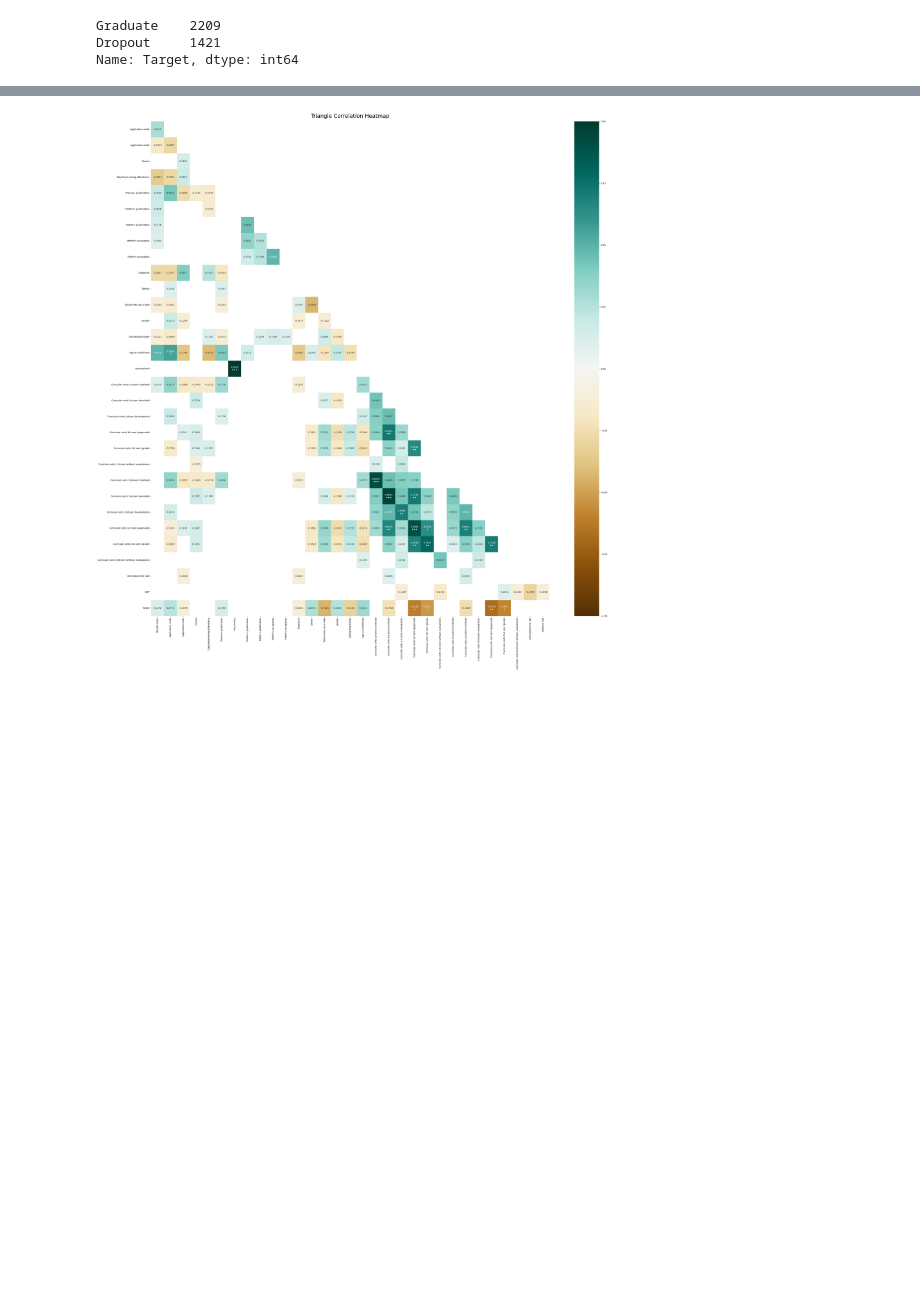
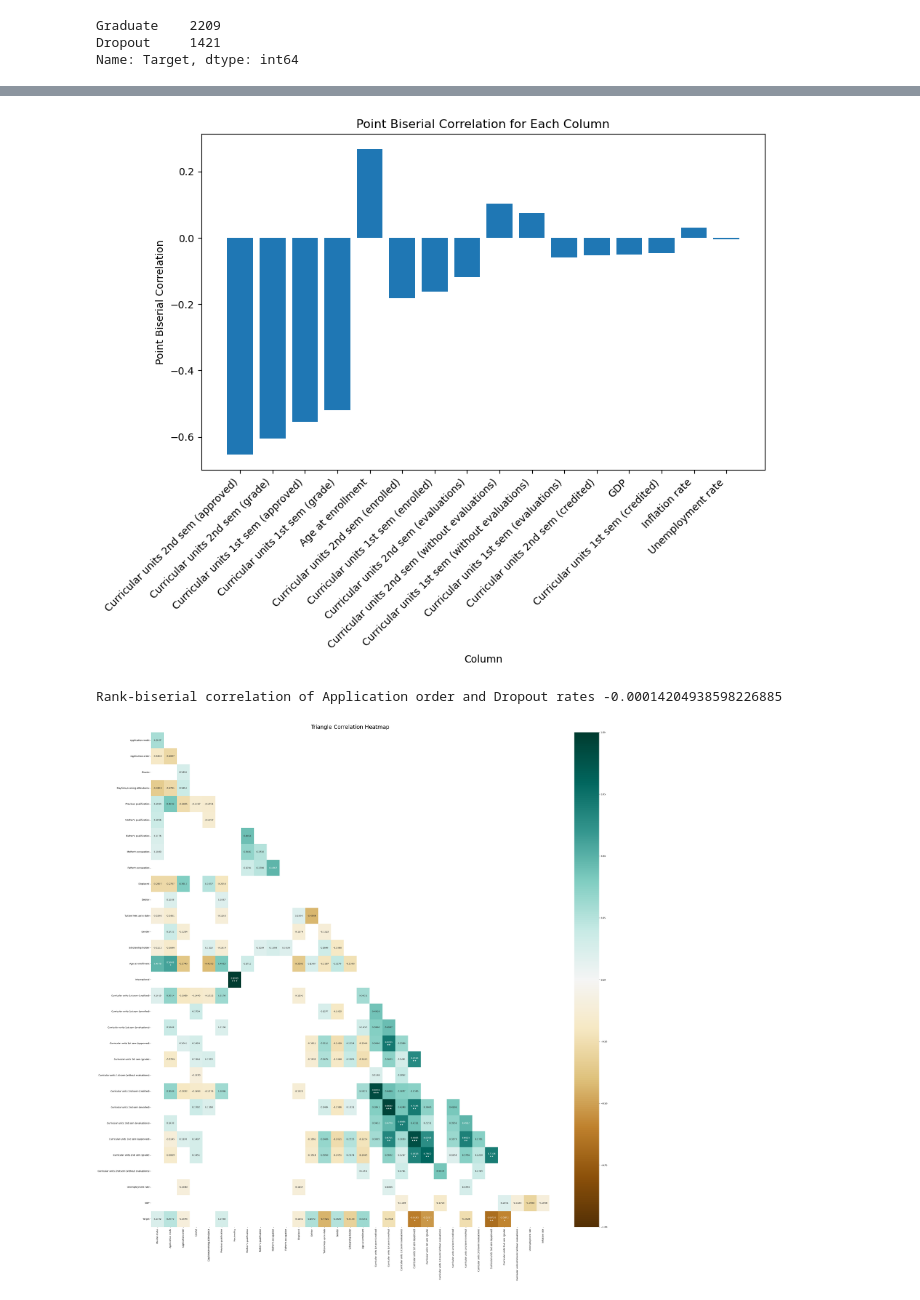
Before and after one commit to Kevin-Kwasnik/student-dropout-prediction, a Jupyter notebook: 2.Analysis/EDA.ipynb, the cells around one changed output, grey strips where cells are left out. Cells and saved outputs as stored; diff of their text form; code cells hidden in the pictures; blank space fills up the shorter version.

```diff
--- a/2.Analysis/EDA.ipynb
+++ b/2.Analysis/EDA.ipynb
@@ -140,3 +255,42 @@ student_data_filt['Target'].replace({'Dropout': 1, 'Graduate': 0}, inplace=True)
+# %%
+###### 4a. Point Biserial Correlation ######
+
+# Create an empty DataFrame to store the results
+
+# Create an empty list to store the results
+results = []
+
+# Iterate through the columns and calculate point biserial correlation
+for col in data_type_mapping[(data_type_mapping['Data Type'] == 'Numerical-discrete') | (data_type_mapping['Data Type'] == 'Continuous')]['Column']:
+    point_biserial, p_value = pointbiserialr(student_data_filt['Target'], student_data_filt[col])
+    results.append({'Column': col, 'Point Biserial': point_biserial, 'P-Value': p_value})
+
+# Create a DataFrame from the results list
+results_df = pd.DataFrame(results)
+
+# Sort the DataFrame by the absolute value of the point biserial correlation
+results_df['Abs Point Biserial'] = results_df['Point Biserial'].abs()
+results_df = results_df.sort_values(by='Abs Point Biserial', ascending=False)
+
+# Plot the bar plot
+plt.figure(figsize=(10, 6))
+plt.bar(results_df['Column'], results_df['Point Biserial'])
+plt.xlabel('Column')
+plt.ylabel('Point Biserial Correlation')
+plt.title('Point Biserial Correlation for Each Column')
+plt.xticks(rotation=45, ha='right')  # Rotate x-axis labels for better visibility
+plt.show()
+# %% [output]
+[figure, added]
+# %%
+###### 4b. Rank-biserial Correlation ######
+
+print(
+    'Rank-biserial correlation of Application order and Dropout rates',
+    binary_continuous(student_data_filt['Target'], student_data_filt['Application order'], 'rank_biserial')
+)
+# %% [output]
+Rank-biserial correlation of Application order and Dropout rates -0.00014204938598226885
 # %%
 plt.rcParams['figure.figsize']= [40,40]
 # %%
```
Also changed, not shown: parts of 21 cells of this notebook.
